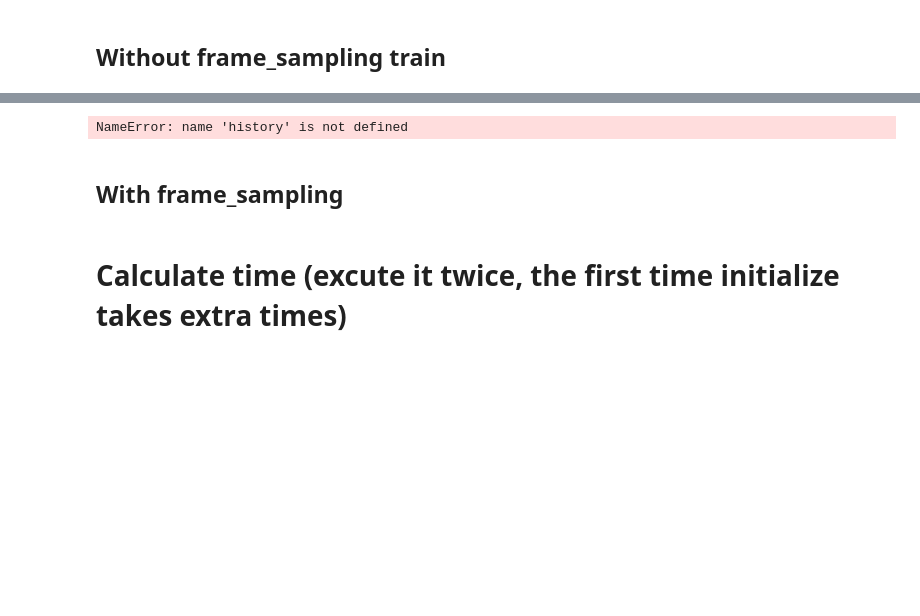
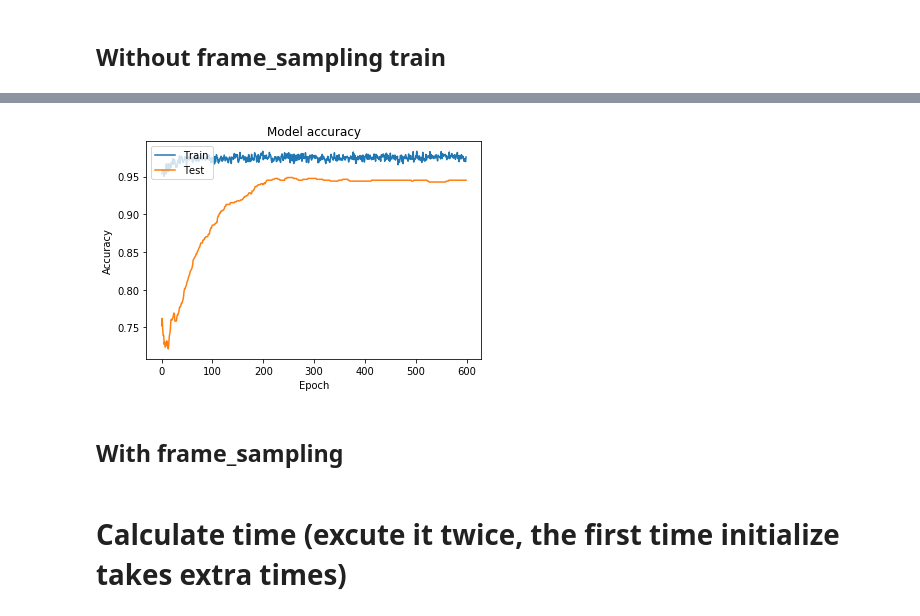
Before and after one commit to SYSU-RealTimeHandGesture-2020/papers, a Jupyter notebook: sk_dd_2019/codes/SHREC/SHREC_coarse_1D_lite.ipynb, the cells around one changed output, grey strips where cells are left out. Drawn from its saved outputs; the diff is of its cells as text; code cells hidden in the pictures; blank space fills up the shorter version.

Commit message:
适配mediapipe,ddnet --> tensorflow_2.0.0, tf.keras

```diff
--- a/sk_dd_2019/codes/SHREC/SHREC_coarse_1D_lite.ipynb
+++ b/sk_dd_2019/codes/SHREC/SHREC_coarse_1D_lite.ipynb
@@ -40,7 +37,7 @@ class Config():
         self.clc_fine = 28 # the number of fine-grained class
         self.feat_d = 231
         self.filters = 16
-        self.data_dir = '/mnt/nasbi/homes/fan/projects/action/skeleton/data/SHREC/'
+        self.data_dir = '..\\data\\SHREC\\'
 C = Config()
 # %% [markdown]
 # Building the model
@@ -48,15 +45,15 @@ C = Config()
 def poses_diff(x):
     H, W = x.get_shape()[1],x.get_shape()[2]
     x = tf.subtract(x[:,1:,...],x[:,:-1,...])
-    x = tf.image.resize_nearest_neighbor(x,size=[H.value,W.value],align_corners=False) # should not alignment here
+    x = tf.image.resize_nearest_neighbor(x,size=[H,W],align_corners=False) # should not alignment here
     return x
 
 def pose_motion(P,frame_l):
     P_diff_slow = Lambda(lambda x: poses_diff(x))(P)
-    P_diff_slow = Reshape((frame_l,-1))(P_diff_slow)
+    P_diff_slow = Reshape((frame_l,22*3))(P_diff_slow)
     P_fast = Lambda(lambda x: x[:,::2,...])(P)
     P_diff_fast = Lambda(lambda x: poses_diff(x))(P_fast)
-    P_diff_fast = Reshape((int(frame_l/2),-1))(P_diff_fast)
+    P_diff_fast = Reshape((int(frame_l/2),22*3))(P_diff_fast)
     return P_diff_slow,P_diff_fast
 
 def c1D(x,filters,kernel):
@@ -81,6 +78,11 @@ def build_FM(frame_l=32,joint_n=22,joint_d=2,feat_d=231,filters=16):
     P = Input(shape=(frame_l,joint_n,joint_d))
 
     diff_slow,diff_fast = pose_motion(P,frame_l)
+
+    print("slow", diff_slow)
+    print("fast", diff_fast)
+    print("M", M)
+    print("P", P)
 
     x = c1D(M,filters*2,1)
     x = SpatialDropout1D(0.1)(x)
@@ -196,11 +227,11 @@ Y_test = np.stack(Y_test)
 # %%
-import keras
+import tensorflow.keras
 lr = 1e-3
-DD_Net.compile(loss="categorical_crossentropy",optimizer=adam(lr),metrics=['accuracy'])
+DD_Net.compile(loss="categorical_crossentropy",optimizer=Adam(lr),metrics=['accuracy'])
 lrScheduler = keras.callbacks.ReduceLROnPlateau(monitor='loss', factor=0.5, patience=5, cooldown=5, min_lr=5e-6)
 history = DD_Net.fit([X_0,X_1],Y,
                     batch_size=len(Y),
-                    epochs=400,
+                    epochs=600,
                     verbose=True,
                     shuffle=True,
                     callbacks=[lrScheduler],
@@ -209,14 +258,14 @@ history = DD_Net.fit([X_0,X_1],Y,
 # %%
 # Plot training & validation accuracy values
-plt.plot(history.history['acc'])
-plt.plot(history.history['val_acc'])
+plt.plot(history.history['accuracy'])
+plt.plot(history.history['val_accuracy'])
 plt.title('Model accuracy')
 plt.ylabel('Accuracy')
 plt.xlabel('Epoch')
 plt.legend(['Train', 'Test'], loc='upper left')
 plt.show()
 # %% [output]
-NameError: name 'history' is not defined
+[figure, added]
 # %%
 DD_Net.save_weights('weights/coarse_lite.h5')
 # %% [markdown]
```
Also changed, not shown: parts of 7 cells of this notebook, 11 other files.
